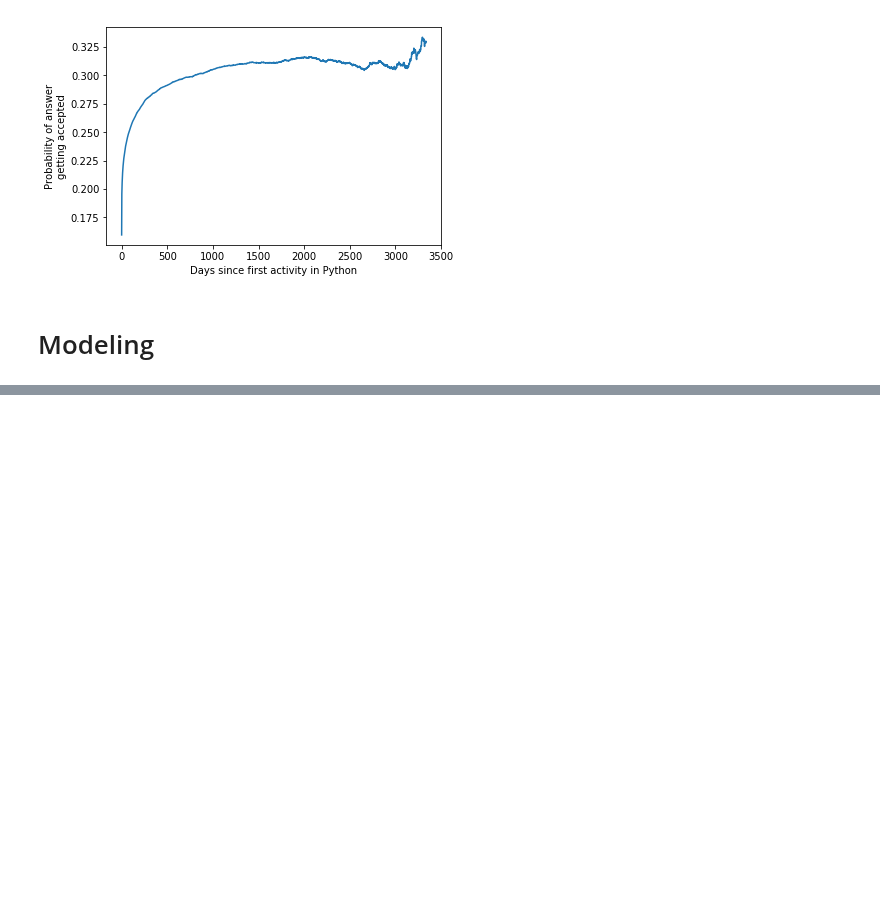
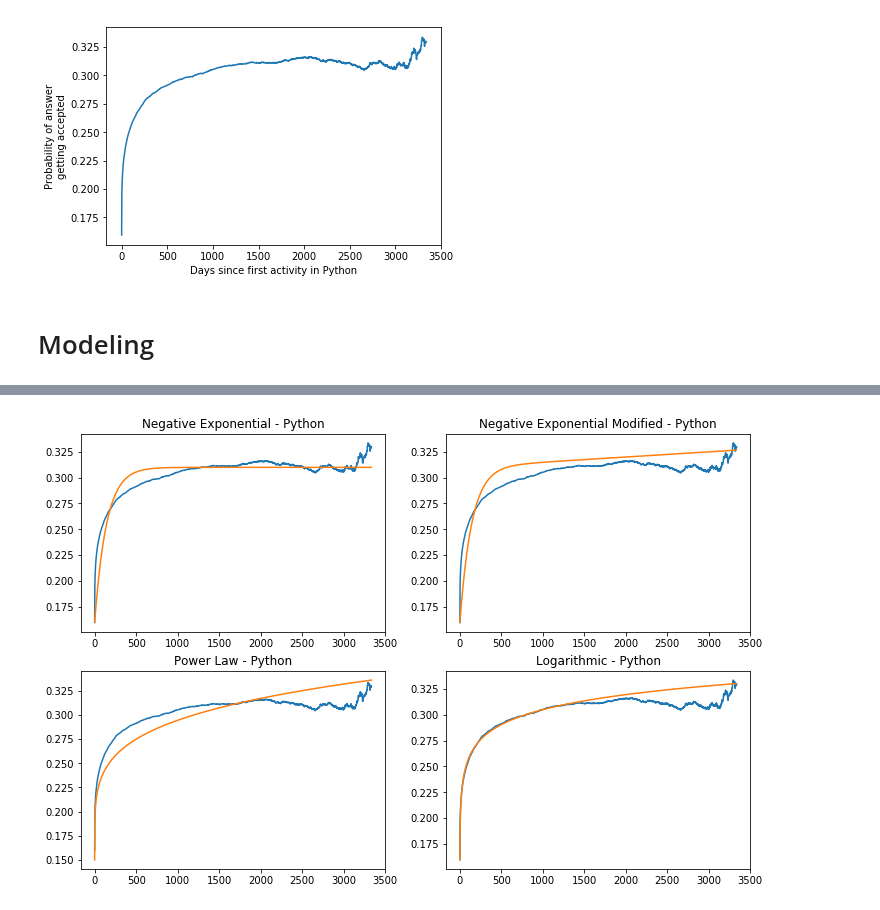
Before and after one commit to live-wire/overflow, a Jupyter notebook: ProbAccAnswerAllLanguages.ipynb, the cells around one changed output, grey strips where cells are left out. Saved outputs shown, nothing was run; the diff lists cells and outputs as text; code cells hidden in the pictures; blank space fills up the shorter version.

```diff
--- a/ProbAccAnswerAllLanguages.ipynb
+++ b/ProbAccAnswerAllLanguages.ipynb
@@ -374,0 +388,5 @@ plt.plot(Rx_all,powerLaw(t=Rx_all,**resultPowerLaw.values))
+# %%
+#bad fit with all, same problem- PYTHON
+plotExperiments(Px_all,Pprobs,"Python",0.16,0.31,0.007,0.000005,0.0000001,.21,.15,.021,.16)
+# %% [output]
+[figure, added]
```
Also changed, not shown: parts of 15 cells of this notebook.
